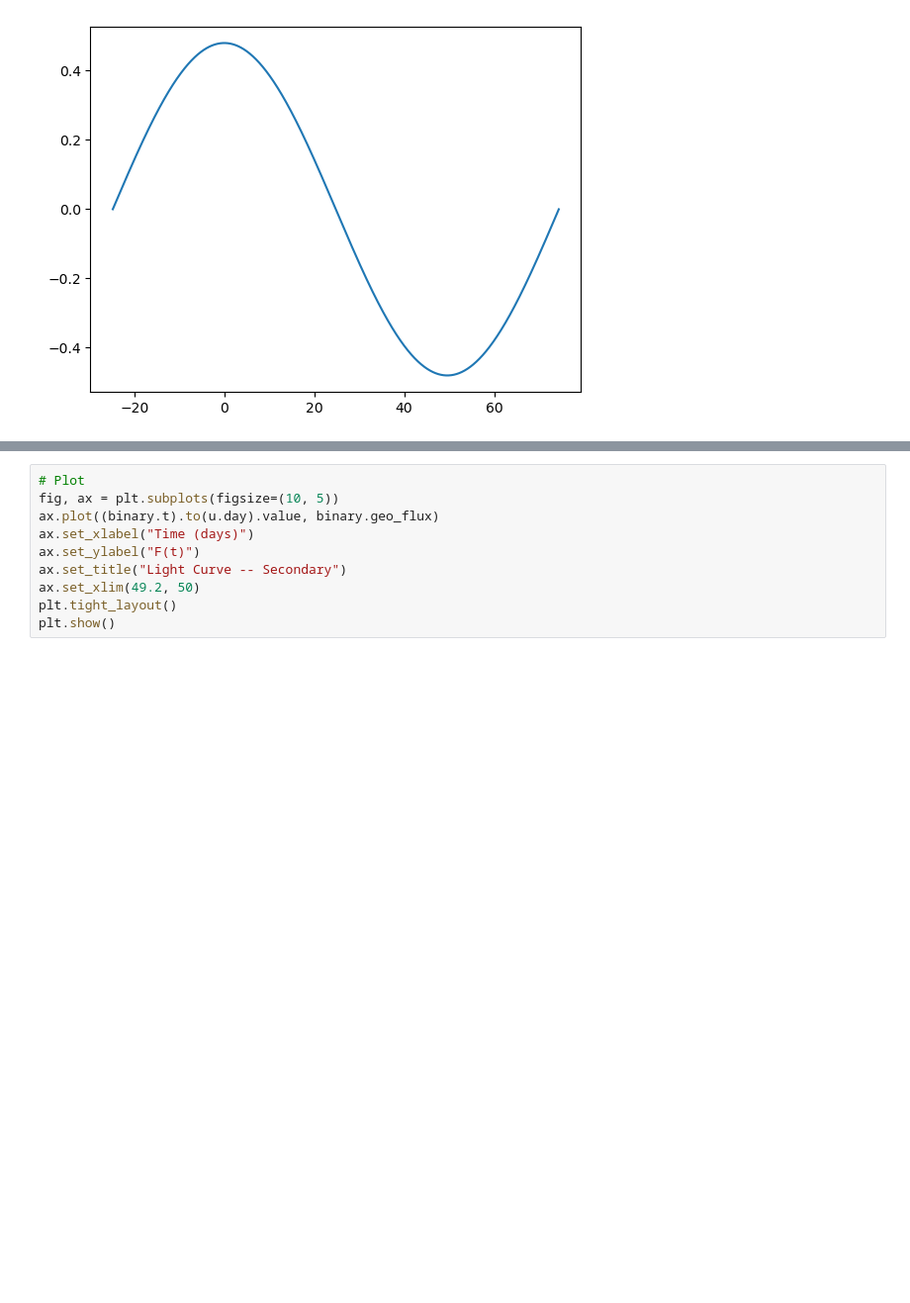
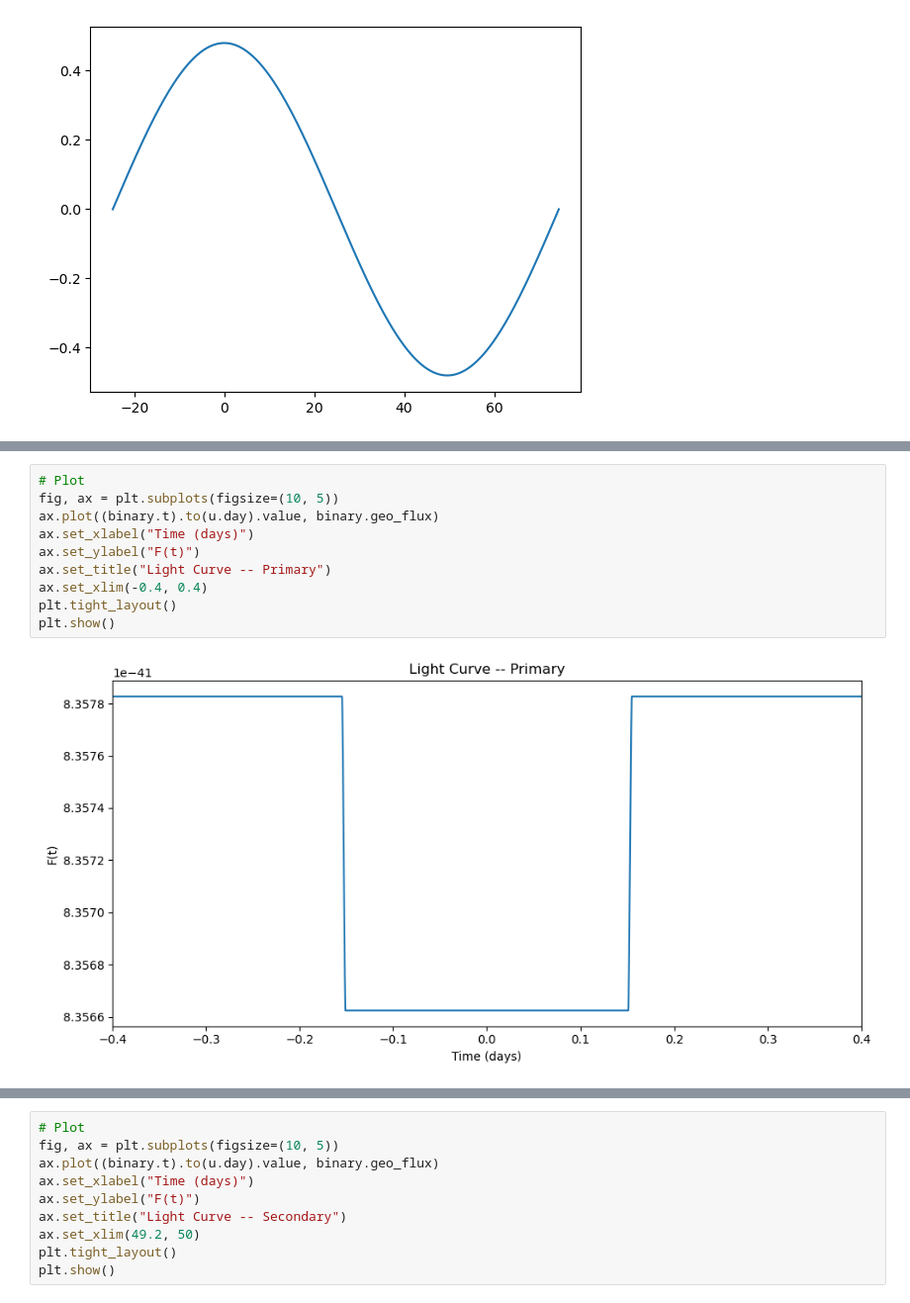
Before and after one commit to lmanqiwang/SLBlensing, a Jupyter notebook: test3.ipynb, the cells around one changed output, grey strips where cells are left out. Shown at 99% size. Saved outputs shown, nothing was run; the diff lists cells and outputs as text; blank space fills up the shorter version.

Commit message:
checked primary eclipse ingress slope is not step function

```diff
--- a/test3.ipynb
+++ b/test3.ipynb
@@ -59 +59,13 @@ plt.show()
+# %%
+# Plot
+fig, ax = plt.subplots(figsize=(10, 5))
+ax.plot((binary.t).to(u.day).value, binary.geo_flux)
+ax.set_xlabel("Time (days)")
+ax.set_ylabel("F(t)")
+ax.set_title("Light Curve -- Primary")
+ax.set_xlim(-0.4, 0.4)
+plt.tight_layout()
+plt.show()
+# %% [output]
+[figure, added]
 # %%
```
Also changed, not shown: parts of 4 cells of this notebook.
